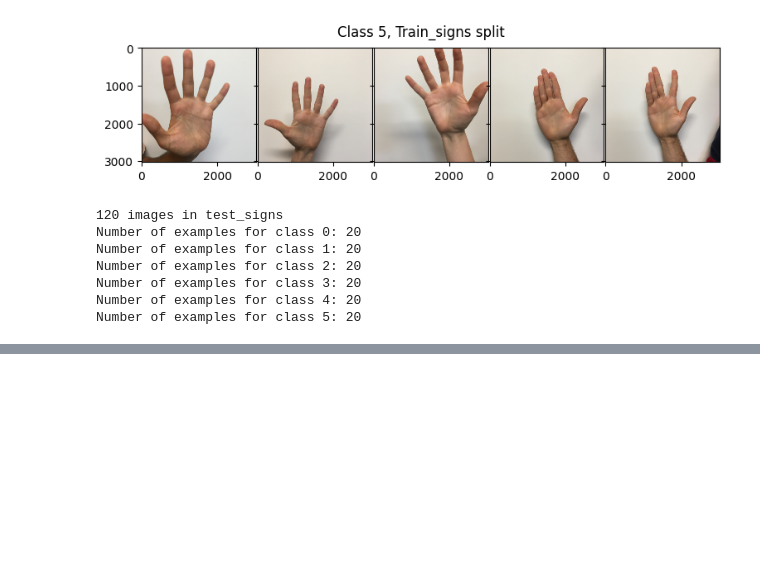
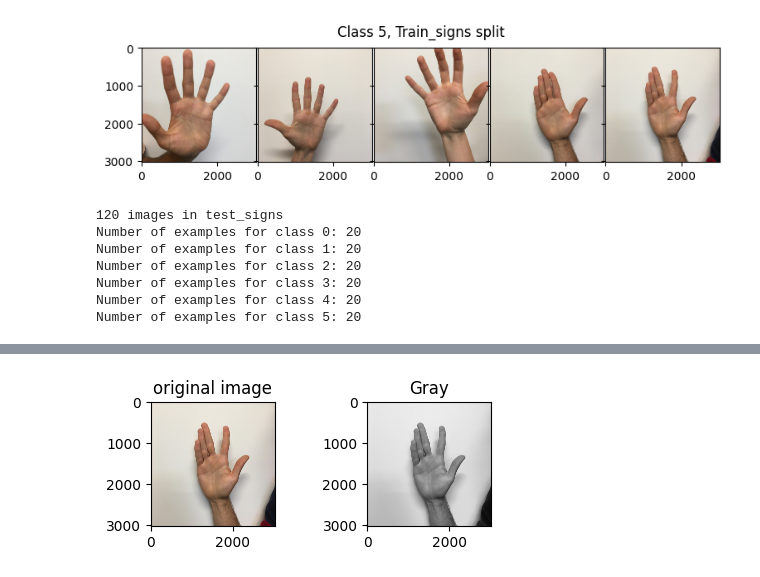
Before and after one commit to novokhatskyi/Deep_learning, a Jupyter notebook: topic 5_6/lecture_5.ipynb, the cells around one changed output, grey strips where cells are left out. Drawn from its saved outputs; the diff is of its cells as text; code cells hidden in the pictures; blank space fills up the shorter version.

```diff
--- a/topic 5_6/lecture_5.ipynb
+++ b/topic 5_6/lecture_5.ipynb
@@ -103,0 +137,10 @@ Number of examples for class 5: 20
+# %%
+"""Gray Scale
+Аугментація з використанням Gray Scale перетворює кольорові зображення на відтінки сірого.
+Це зменшує кількість каналів зображення, що може спростити роботу моделі,
+і зменшити вимоги до обчислювальних ресурсів"""
+
+gray_img = T.Grayscale()(orig_img)
+plot_examples([gray_img], ["Gray"], 'gray')
+# %% [output]
+[figure, added]
```
Also changed, not shown: parts of 19 cells of this notebook.
